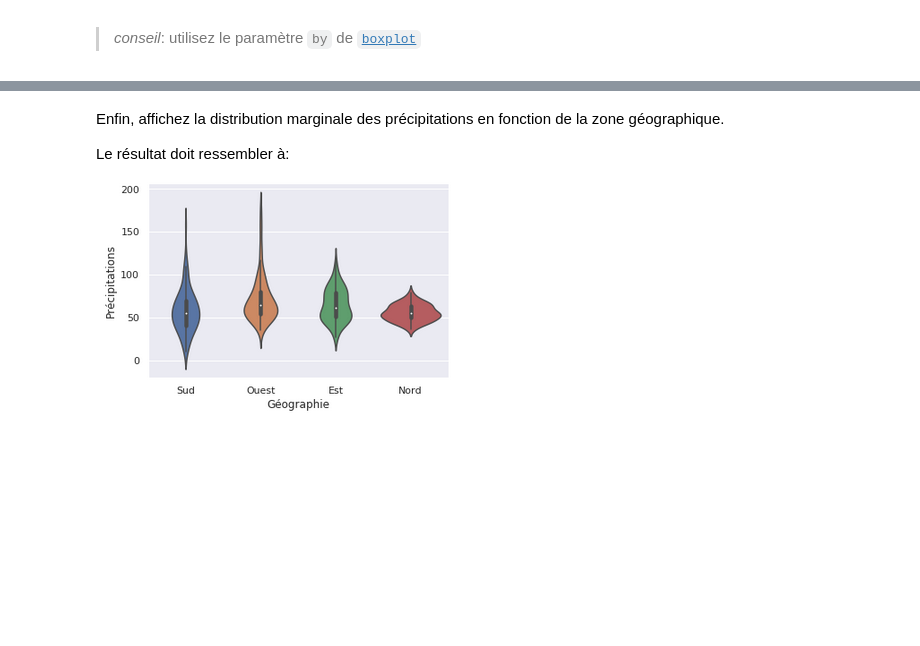
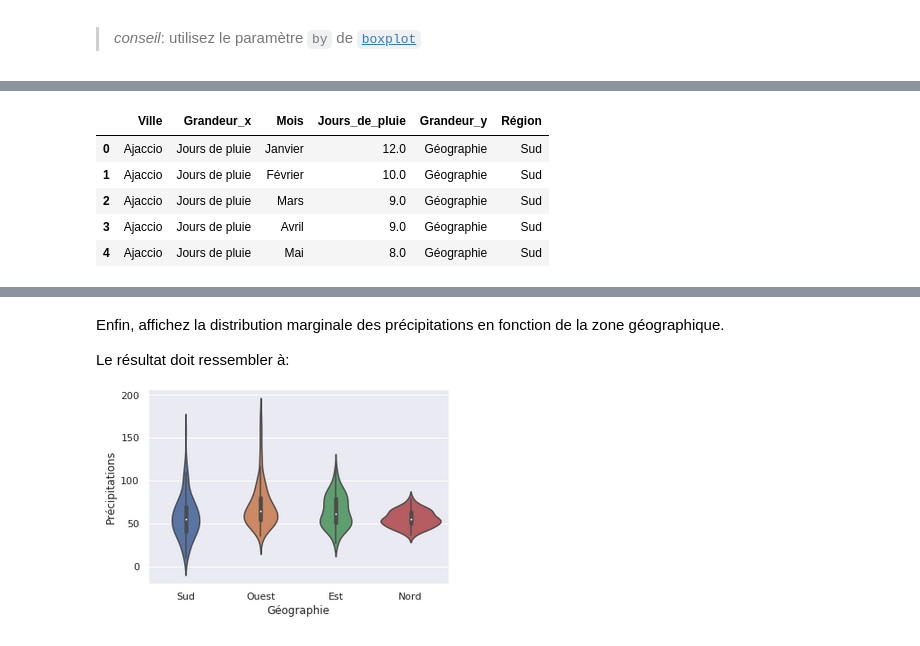
Before and after one commit to campusplage/compte-rendus-brun-franc, a Jupyter notebook: TP1_pandas.ipynb, the cells around one changed output, grey strips where cells are left out. Cells and saved outputs as stored; diff of their text form; code cells hidden in the pictures; blank space fills up the shorter version.

```diff
--- a/TP1_pandas.ipynb
+++ b/TP1_pandas.ipynb
@@ -307,0 +298,12 @@ See the caveats in the documentation: http://pandas.pydata.org/pandas-docs/stabl
+# %%
+# On peut maintenant fusionner les deux graphiques grâce à la colonne ville (pour chaque ville on connait la région)
+df=pandas.merge(graph,graph2, on=['Ville'])
+df=df.rename(columns={df.columns[5]:"Région"})
+df.head() # On a maintenant un tableau avec la ville, le mois, les précipitations et la région
+# %% [output]
+|  | Ville | Grandeur_x | Mois | Jours_de_pluie | Grandeur_y | Région |
+| 0 | Ajaccio | Jours de pluie | Janvier | 12.0 | Géographie | Sud |
+| 1 | Ajaccio | Jours de pluie | Février | 10.0 | Géographie | Sud |
+| 2 | Ajaccio | Jours de pluie | Mars | 9.0 | Géographie | Sud |
+| 3 | Ajaccio | Jours de pluie | Avril | 9.0 | Géographie | Sud |
+| 4 | Ajaccio | Jours de pluie | Mai | 8.0 | Géographie | Sud |
```
Also changed, not shown: parts of 11 cells of this notebook.
